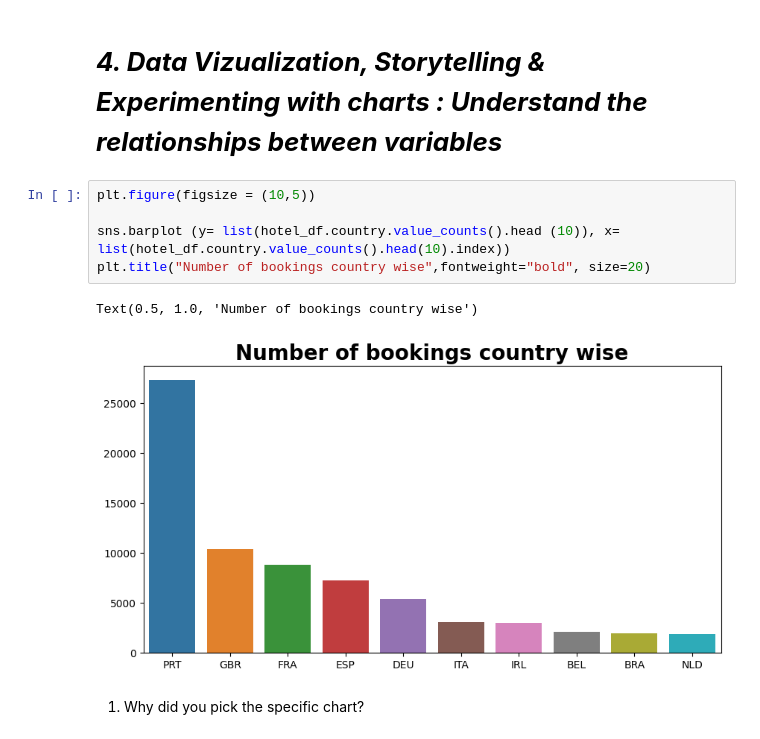
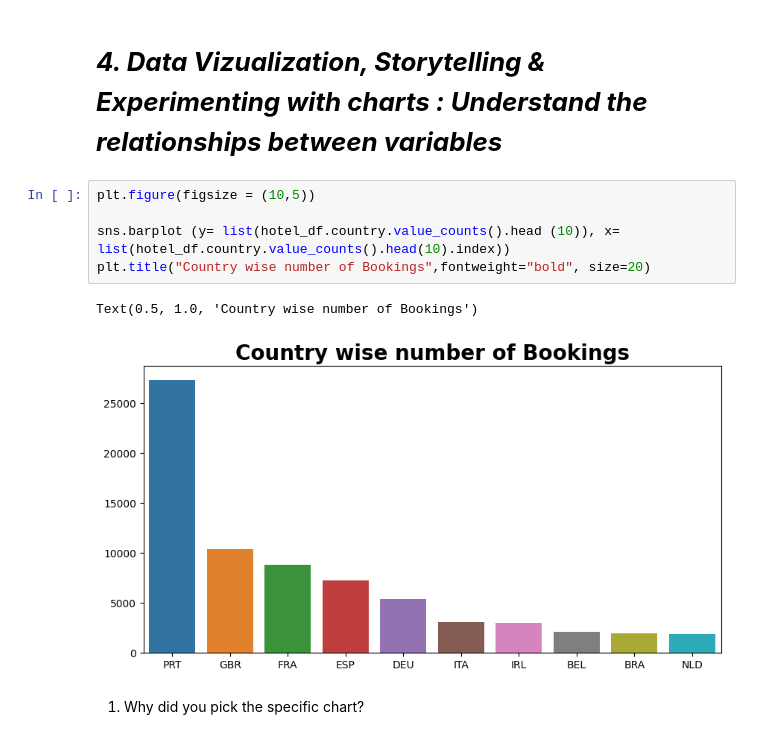
Before and after one commit to Poonam-github3011/Capstone-Project_module2, a Jupyter notebook: EDA_Hotel_Booking_Analysis.ipynb, the cells around one changed output. Saved outputs shown, nothing was run; the diff lists cells and outputs as text.

```diff
--- a/EDA_Hotel_Booking_Analysis.ipynb
+++ b/EDA_Hotel_Booking_Analysis.ipynb
@@ -389,11 +389,11 @@ dtype: int64
 # %%
 plt.figure(figsize = (10,5))
 
 sns.barplot (y= list(hotel_df.country.value_counts().head (10)), x= list(hotel_df.country.value_counts().head(10).index))
-plt.title("Number of bookings country wise",fontweight="bold", size=20)
+plt.title("Country wise number of Bookings",fontweight="bold", size=20)
 # %% [output]
-Text(0.5, 1.0, 'Number of bookings country wise')
+Text(0.5, 1.0, 'Country wise number of Bookings')
-[figure, old version]
+[figure, new version]
 # %% [markdown]
 1. Why did you pick the specific chart?
 # %% [markdown]
```
Also changed, not shown: parts of 4 cells of this notebook.
